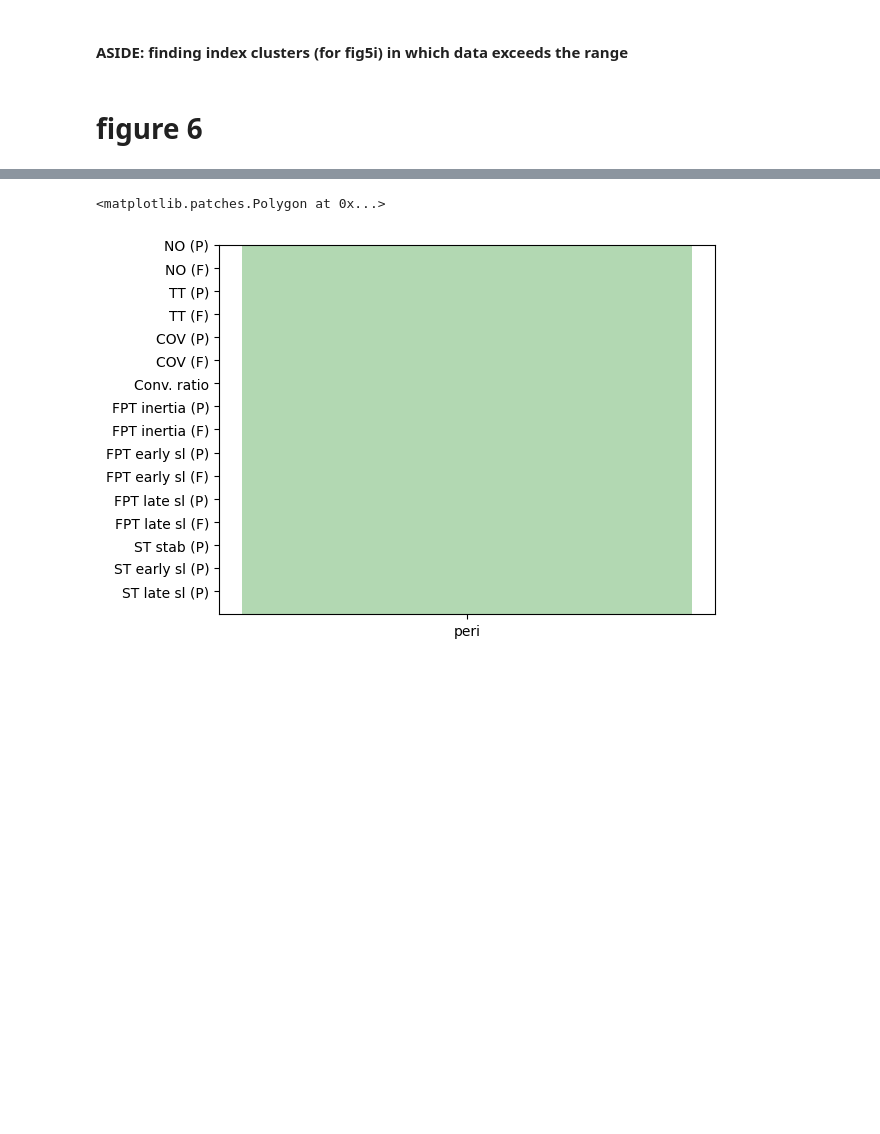
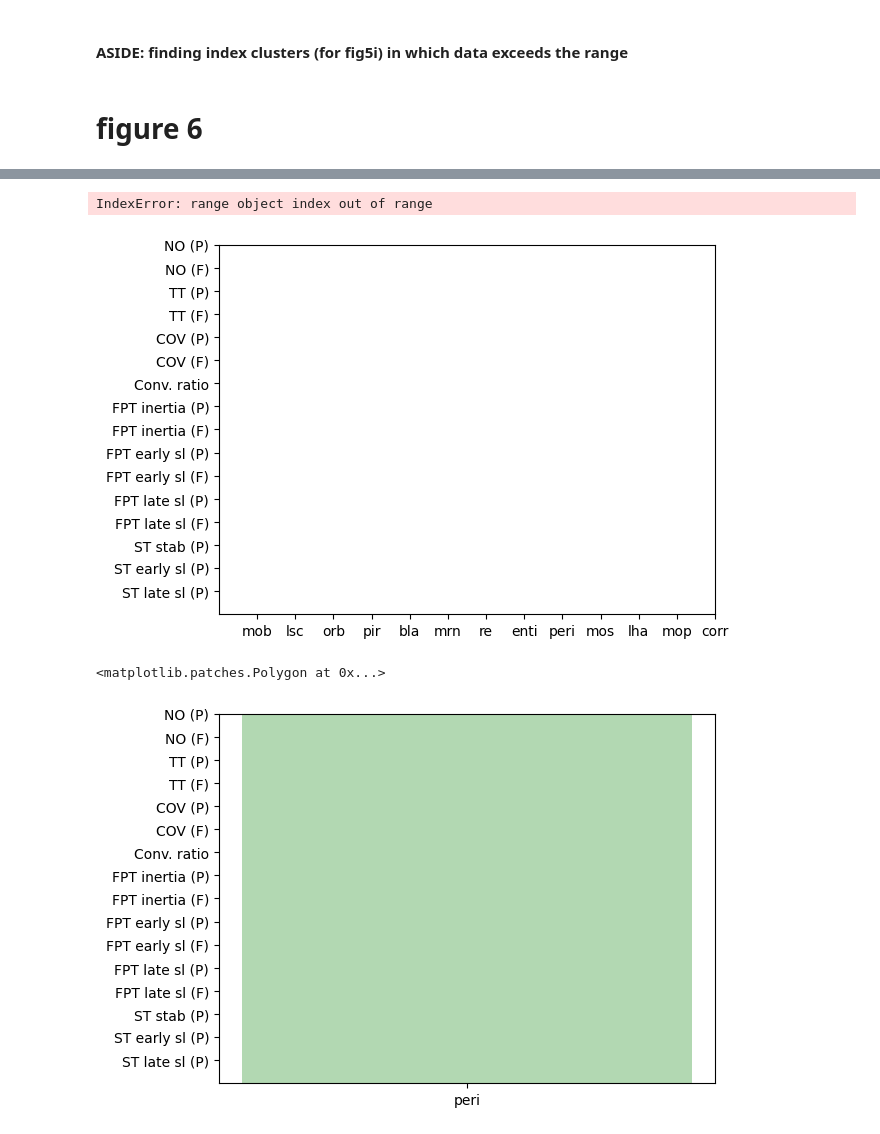
Before and after one commit to csndl-iitd/srg-tes-epilepsy-models, a Jupyter notebook: analysis/notebooks/Analyse fig_March_26.ipynb, the cells around one changed output, grey strips where cells are left out. Drawn from its saved outputs; the diff is of its cells as text; code cells hidden in the pictures; blank space fills up the shorter version.

```diff
--- a/analysis/notebooks/Analyse fig_March_26.ipynb
+++ b/analysis/notebooks/Analyse fig_March_26.ipynb
@@ -1659,27 +1792,29 @@ imp_name = ["peri", "enti", "orb", "re", "bla", "pir"]
 # %%
 fig, ax = plt.subplots()
 ax.set_xticks(list(range(1,14)))
 ax.set_xticklabels(["mob",
     "lsc",
     "orb",
     "pir",
     "bla",
     "mrn",
     "re",
     "enti",
     "peri",
     "mos",
     "lha",
     "mop", "corr"])
 ax.set_yticks(list(range(1,17)))
 ax.set_yticklabels(['ST late sl (P)','ST early sl (P)','ST stab (P)',
                     'FPT late sl (F)','FPT late sl (P)',
                     'FPT early sl (F)','FPT early sl (P)',
                     'FPT inertia (F)','FPT inertia (P)',
                     'Conv. ratio','COV (F)','COV (P)','TT (F)',
                     'TT (P)','NO (F)','NO (P)'])
 # functinally imp + rich club is peri - index 9
-ax.axvspan(x[9],x[9],facecolor='green',alpha=0.3)
+# %% [output]
+IndexError: range object index out of range
+[figure, added]
 # %%
 fig, ax = plt.subplots()
 ax.set_xticks(list(range(1,14)))
```
Also changed, not shown: parts of 4 cells of this notebook.
